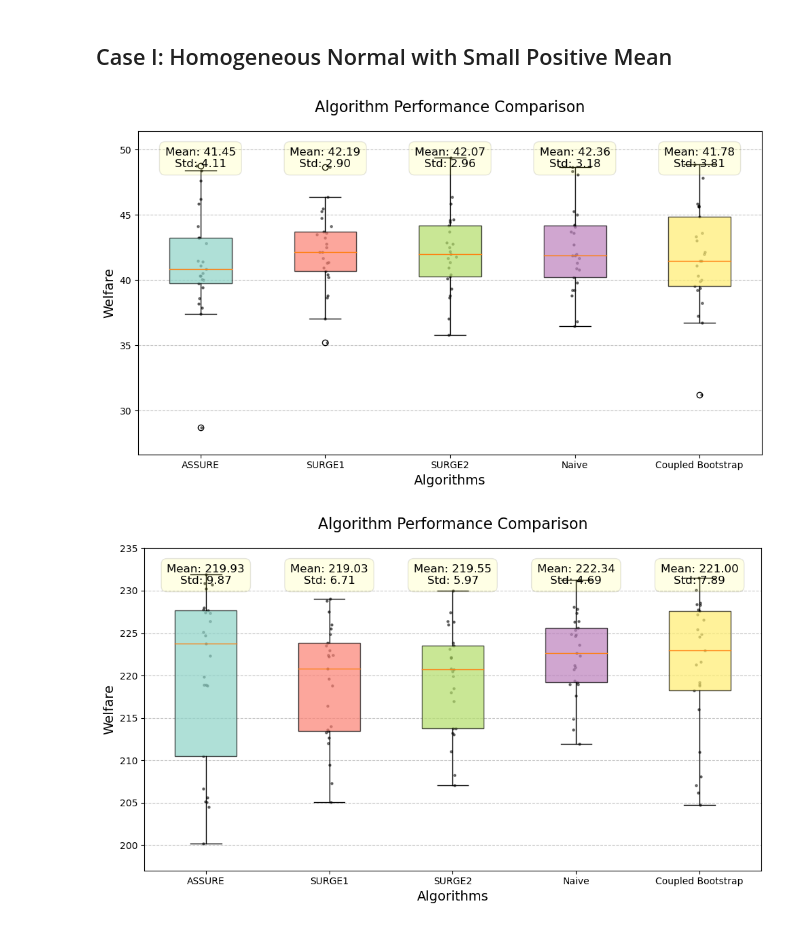
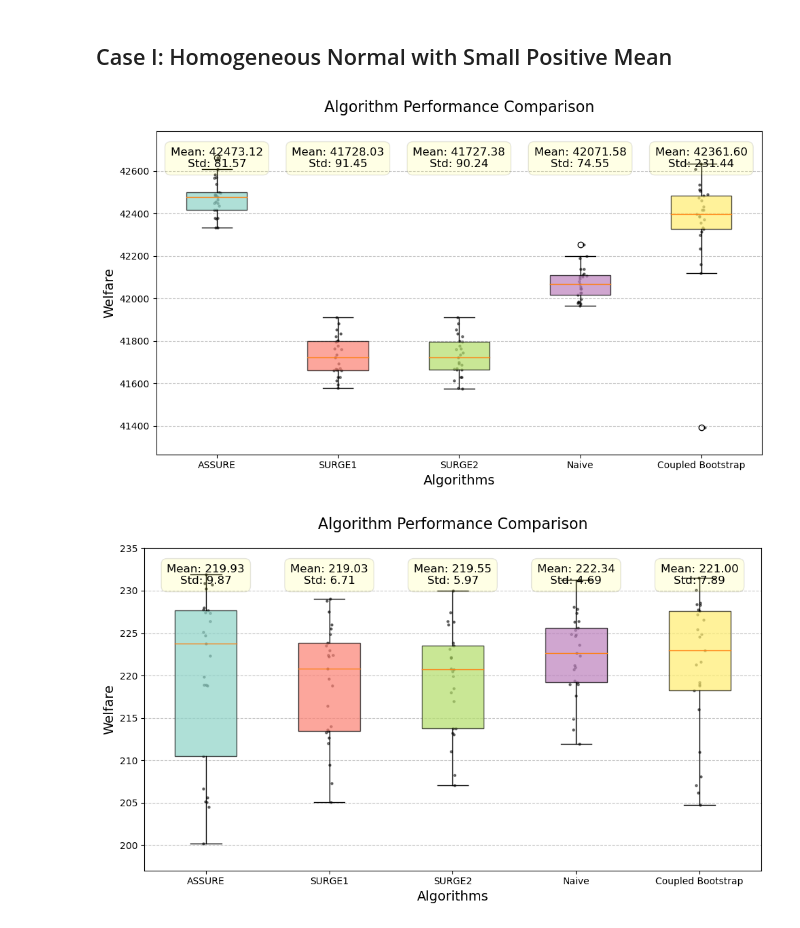
Before and after one commit to tsudijon/CompoundWelfareMaximization, a Jupyter notebook: notebooks/comparing_all_methods.ipynb, the cells around one changed output. Drawn from its saved outputs; the diff is of its cells as text; code cells hidden in the pictures.

```diff
--- a/notebooks/comparing_all_methods.ipynb
+++ b/notebooks/comparing_all_methods.ipynb
@@ -90,16 +90,16 @@ def compare_methods(true_effects, sigmas, mc_runs = 50):
 # %% [markdown]
 ## Case I: Homogeneous Normal with Small Positive Mean
 # %%
-n = 100
+n = 100000
 true_effects = np.random.normal(0.25,1,n)
 sigmas = np.ones(n)
 
 labels = ["ASSURE", "SURGE1", "SURGE2", "Naive", "Coupled Bootstrap"]
 
 results = compare_methods(true_effects, sigmas, mc_runs = 25)
 methods.compare_insample_welfares(results,labels, title="results/paired_scatter_comparison.pdf")
 # %% [output]
-[figure, old version]
+[figure, new version]
 # %%
 n = 500
 true_effects = np.random.normal(0.25,1,n)
```
Also changed, not shown: 4 other files.
